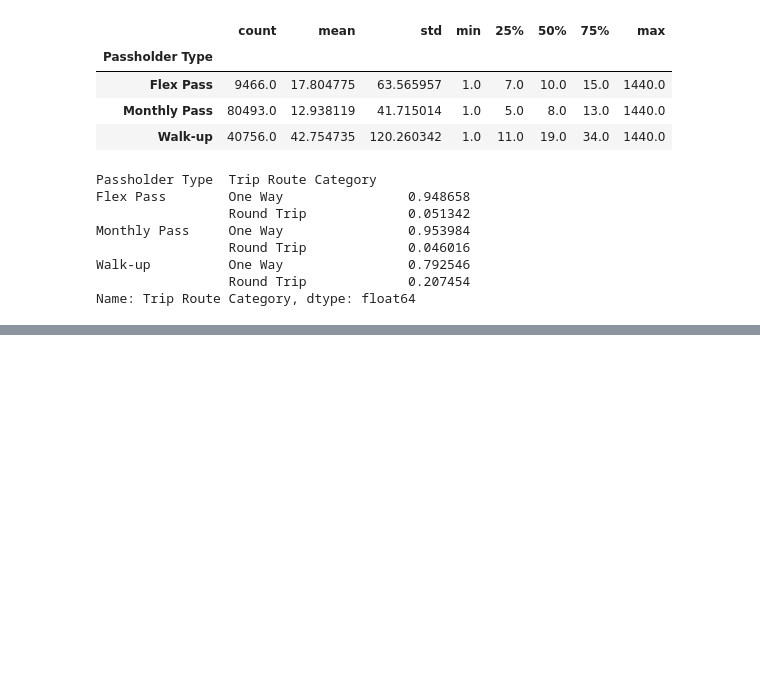
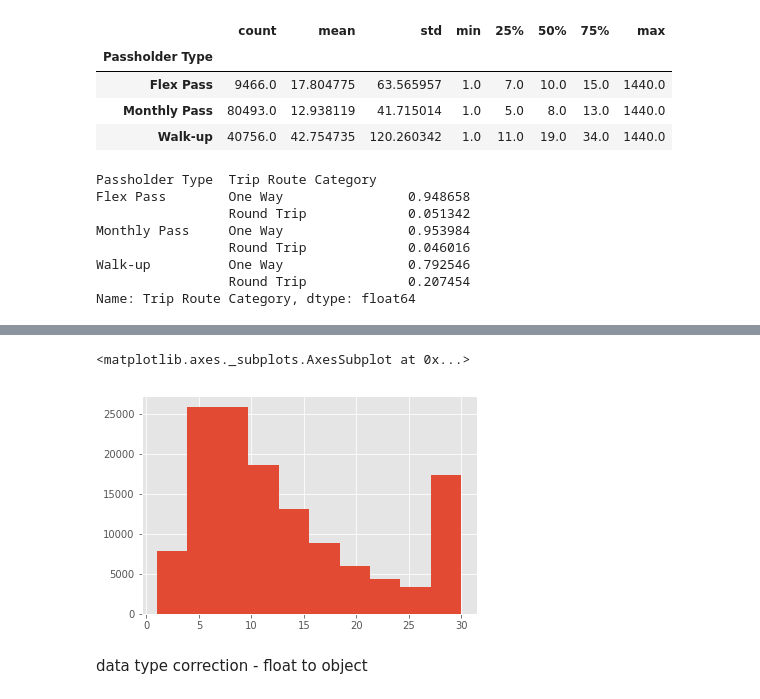
Before and after one commit to ktzioumis/LA-Bike-Share, a Jupyter notebook: student.ipynb, the cells around one changed output, grey strips where cells are left out. Cells and saved outputs as stored; diff of their text form; code cells hidden in the pictures; blank space fills up the shorter version.

```diff
--- a/student.ipynb
+++ b/student.ipynb
@@ -524,0 +553,19 @@ plt.tight_layout()
+# %%
+def to_hour_int(x):
+    #convert hh:mm:ss to hh integar
+    x=str(x)
+    x=x[:2]
+    x=int(x)
+    return x
+# %%
+df['Time Only Int']=df['Time Only']
+df['Time Only Int']=df['Time Only Int'].astype('str')
+df['Time Only Int']=df['Time Only Int'].apply(lambda x: to_hour_int(x))
+# %%
+df['Peak']=1
+df.loc[df['Time Only Int']>20.5,'Peak']=0
+df.loc[df['Time Only Int']<7.5,'Peak']=0
+df.loc[(df['Start Day']=='Saturday')&(df['Time Only Int']<9.5),'Peak']=0
+df.loc[(df['Start Day']=='Sunday')&(df['Time Only Int']<9.5),'Peak']=0
+
+df['Peak'].describe()
@@ -550,0 +654,18 @@ Name: Trip Route Category, dtype: float64
+# %%
+X=df[[#'Starting Station ID',
+     'Starting Station Latitude',
+     'Starting Station Longitude',
+#      'Bike ID',
+     'Passholder Type',
+     'Start Month',
+     'Start Day',
+#      'Time Only',
+     'Peak']]
+y=df['Duration'].clip(upper =30)
+# %%
+y.hist()
+# %% [output]
+<matplotlib.axes._subplots.AxesSubplot at 0x...>
+[figure, added]
+# %% [markdown]
+data type correction - float to object
```
Also changed, not shown: parts of 46 cells of this notebook.
